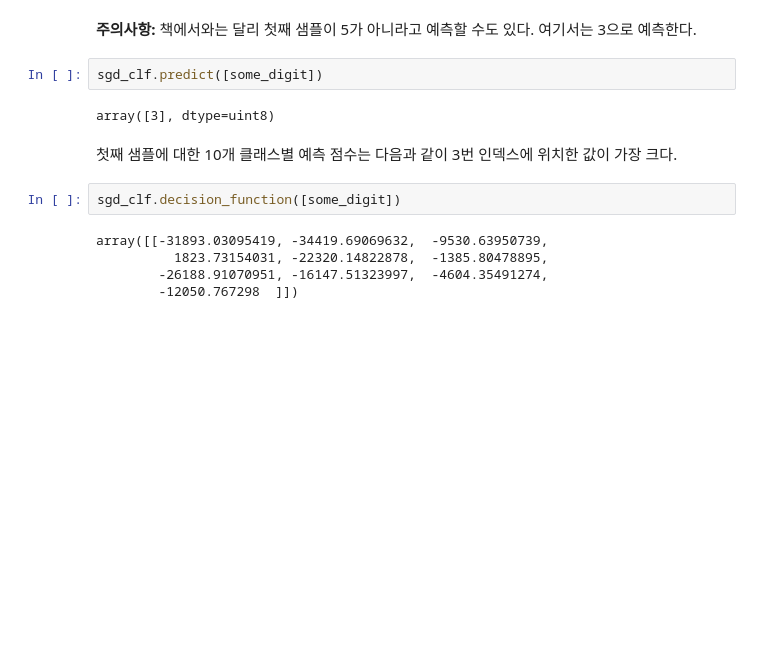
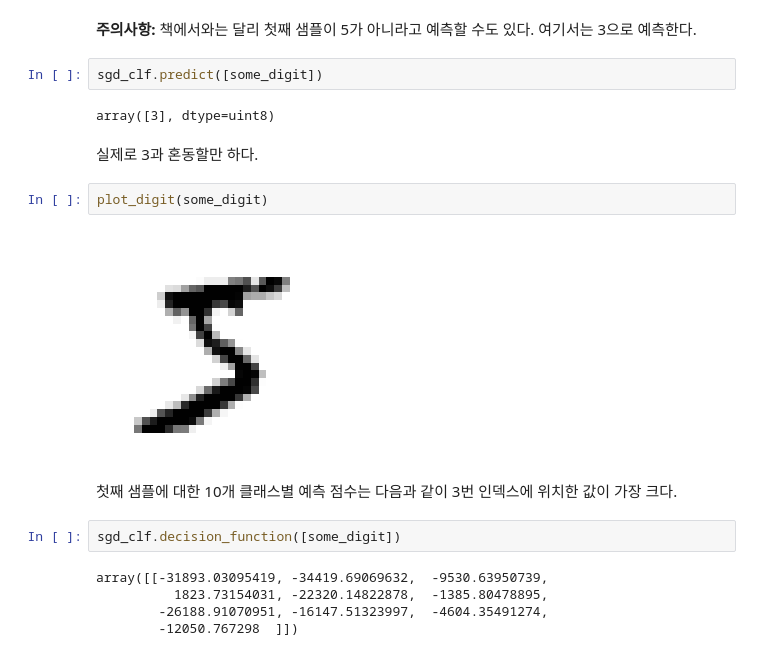
Before and after one commit to codingalzi/handson-ml2, a Jupyter notebook: notebooks/handson-ml-03.ipynb, the cells around one changed output. Drawn from its saved outputs; the diff is of its cells as text; blank space fills up the shorter version.

```diff
--- a/notebooks/handson-ml-03.ipynb
+++ b/notebooks/handson-ml-03.ipynb
@@ -799,6 +792,12 @@ __주의사항:__ 책에서와는 달리 첫째 샘플이 5가 아니라고 예
 sgd_clf.predict([some_digit])
 # %% [output]
 array([3], dtype=uint8)
+# %% [markdown]
+실제로 3과 혼동할만 하다.
+# %%
+plot_digit(some_digit)
+# %% [output]
+[figure, added]
 # %% [markdown]
 첫째 샘플에 대한 10개 클래스별 예측 점수는 다음과 같이 3번 인덱스에 위치한 값이 가장 크다.
 # %%
```
Also changed, not shown: parts of 33 cells of this notebook, 4 other files.
